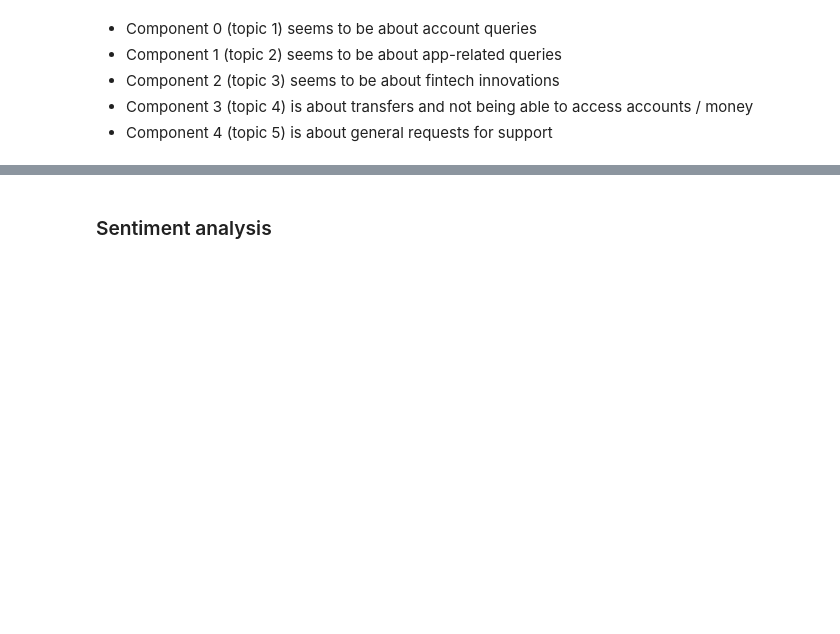
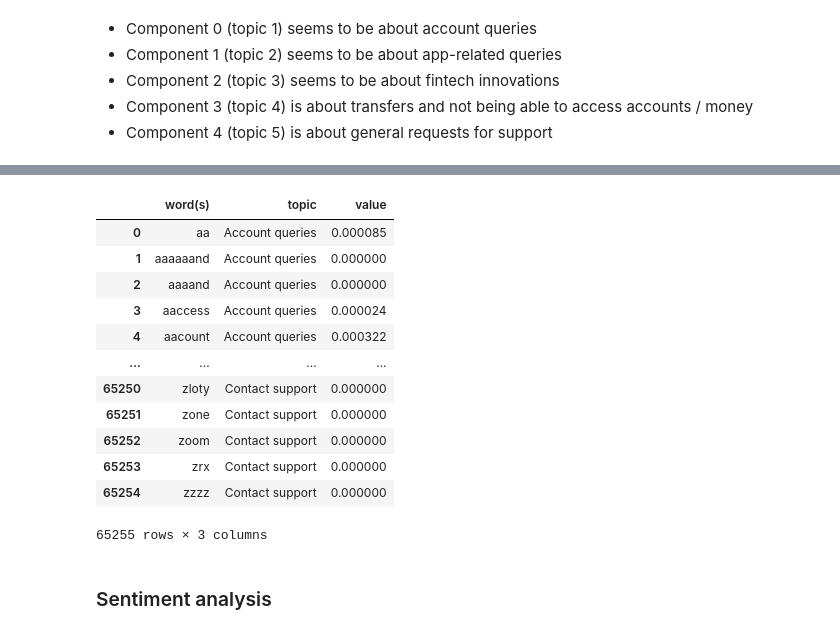
Before and after one commit to tawney-kirkland/04-fletcher, a Jupyter notebook: modeling-analysis_second.ipynb, the cells around one changed output, grey strips where cells are left out. Drawn from its saved outputs; the diff is of its cells as text; code cells hidden in the pictures; blank space fills up the shorter version.

```diff
--- a/modeling-analysis_second.ipynb
+++ b/modeling-analysis_second.ipynb
@@ -237,0 +261,17 @@ with option_context('display.max_colwidth', 600):
+# %%
+components_melt = components_df.melt(id_vars = 'index').rename(columns={'index': 'word(s)','variable':'topic'})
+components_melt
+# %% [output]
+|  | word(s) | topic | value |
+| 0 | aa | Account queries | 0.000085 |
+| 1 | aaaaaand | Account queries | 0.000000 |
+| 2 | aaaand | Account queries | 0.000000 |
+| 3 | aaccess | Account queries | 0.000024 |
+| 4 | aacount | Account queries | 0.000322 |
+| ... | ... | ... | ... |
+| 65250 | zloty | Contact support | 0.000000 |
+| 65251 | zone | Contact support | 0.000000 |
+| 65252 | zoom | Contact support | 0.000000 |
+| 65253 | zrx | Contact support | 0.000000 |
+| 65254 | zzzz | Contact support | 0.000000 |
+65255 rows × 3 columns
```
Also changed, not shown: parts of 28 cells of this notebook.
